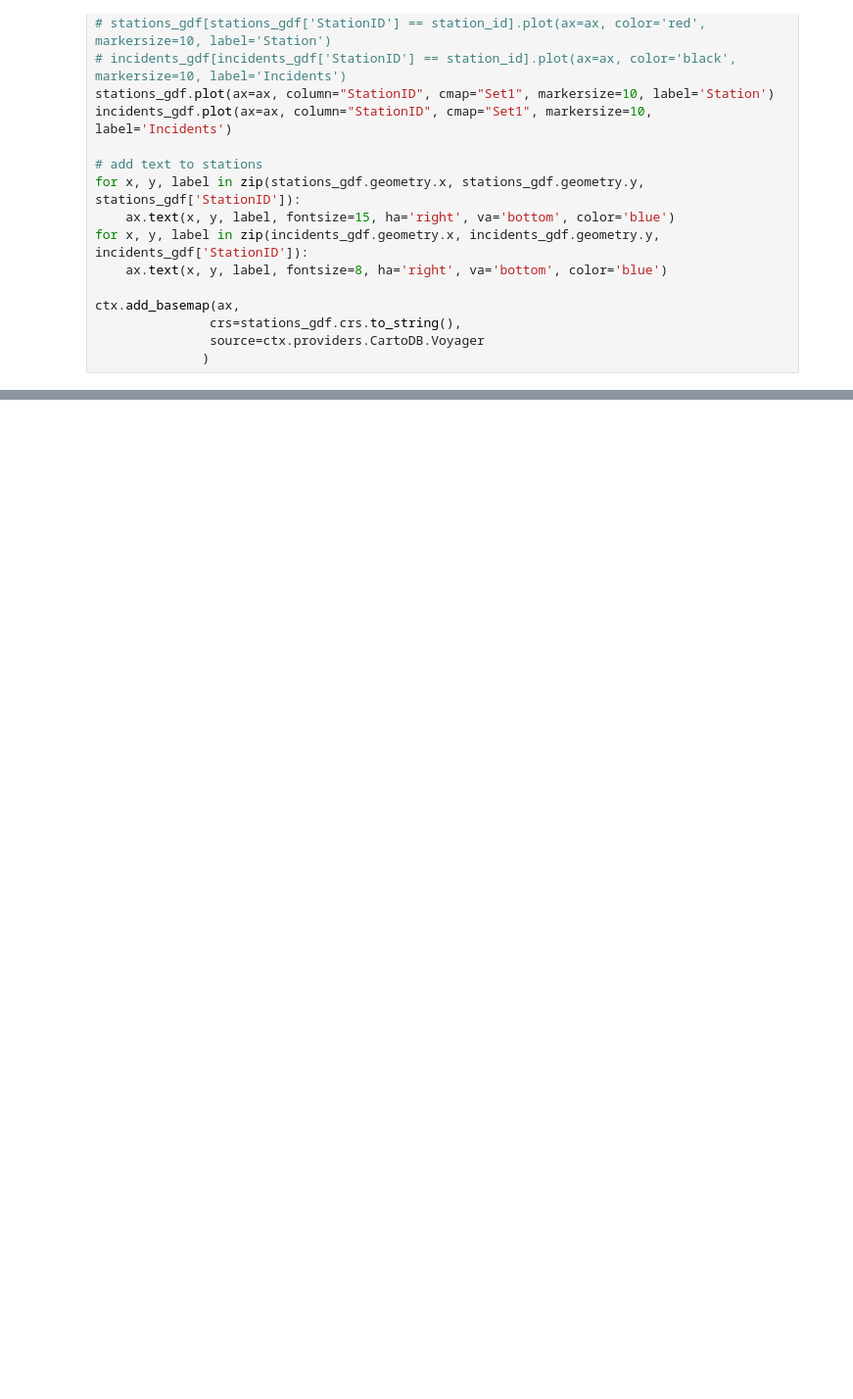
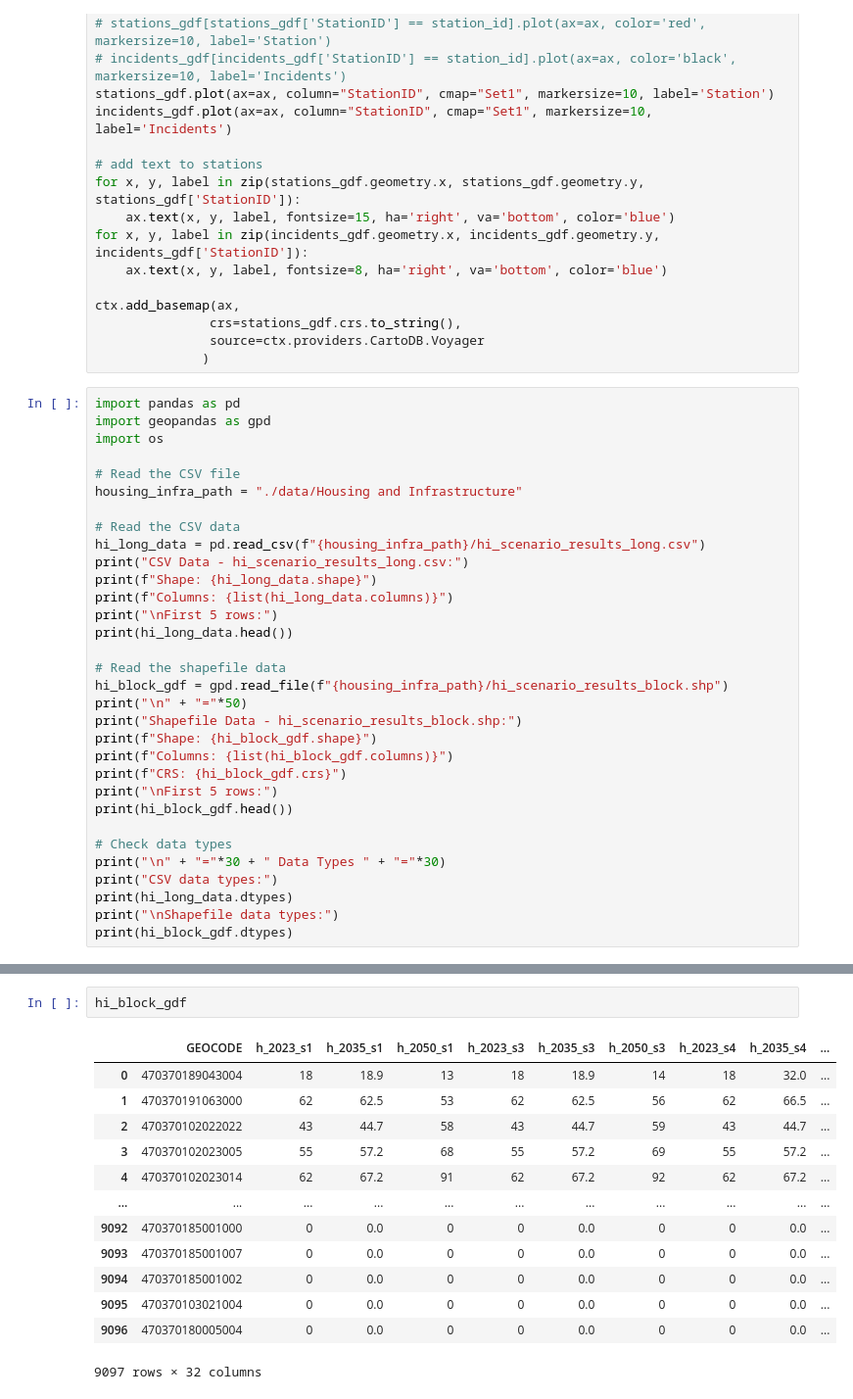
Before and after one commit to jptalusan/fire_simulator, a Jupyter notebook: Data.ipynb, the cells around one changed output, grey strips where cells are left out. Shown at 98% size. Drawn from its saved outputs; the diff is of its cells as text; blank space fills up the shorter version.

```diff
--- a/postprocess copy.ipynb
+++ b/Data.ipynb
@@ -177,3 +177,35 @@ ctx.add_basemap(ax,
                crs=stations_gdf.crs.to_string(),
                source=ctx.providers.CartoDB.Voyager
               )
+# %%
+import pandas as pd
+import geopandas as gpd
+import os
+
+# Read the CSV file
+housing_infra_path = "./data/Housing and Infrastructure"
+
+# Read the CSV data
+hi_long_data = pd.read_csv(f"{housing_infra_path}/hi_scenario_results_long.csv")
+print("CSV Data - hi_scenario_results_long.csv:")
+print(f"Shape: {hi_long_data.shape}")
+print(f"Columns: {list(hi_long_data.columns)}")
+print("\nFirst 5 rows:")
+print(hi_long_data.head())
+
+# Read the shapefile data
+hi_block_gdf = gpd.read_file(f"{housing_infra_path}/hi_scenario_results_block.shp")
+print("\n" + "="*50)
+print("Shapefile Data - hi_scenario_results_block.shp:")
+print(f"Shape: {hi_block_gdf.shape}")
+print(f"Columns: {list(hi_block_gdf.columns)}")
+print(f"CRS: {hi_block_gdf.crs}")
+print("\nFirst 5 rows:")
+print(hi_block_gdf.head())
+
+# Check data types
+print("\n" + "="*30 + " Data Types " + "="*30)
+print("CSV data types:")
+print(hi_long_data.dtypes)
+print("\nShapefile data types:")
+print(hi_block_gdf.dtypes)
@@ -179,0 +230,16 @@ ctx.add_basemap(ax,
+# %%
+hi_block_gdf
+# %% [output]
+|  | GEOCODE | h_2023_s1 | h_2035_s1 | h_2050_s1 | h_2023_s3 | h_2035_s3 | h_2050_s3 | h_2023_s4 | h_2035_s4 | ... |
+| 0 | 470370189043004 | 18 | 18.9 | 13 | 18 | 18.9 | 14 | 18 | 32.0 | ... |
+| 1 | 470370191063000 | 62 | 62.5 | 53 | 62 | 62.5 | 56 | 62 | 66.5 | ... |
+| 2 | 470370102022022 | 43 | 44.7 | 58 | 43 | 44.7 | 59 | 43 | 44.7 | ... |
+| 3 | 470370102023005 | 55 | 57.2 | 68 | 55 | 57.2 | 69 | 55 | 57.2 | ... |
+| 4 | 470370102023014 | 62 | 67.2 | 91 | 62 | 67.2 | 92 | 62 | 67.2 | ... |
+| ... | ... | ... | ... | ... | ... | ... | ... | ... | ... | ... |
+| 9092 | 470370185001000 | 0 | 0.0 | 0 | 0 | 0.0 | 0 | 0 | 0.0 | ... |
+| 9093 | 470370185001007 | 0 | 0.0 | 0 | 0 | 0.0 | 0 | 0 | 0.0 | ... |
+| 9094 | 470370185001002 | 0 | 0.0 | 0 | 0 | 0.0 | 0 | 0 | 0.0 | ... |
+| 9095 | 470370103021004 | 0 | 0.0 | 0 | 0 | 0.0 | 0 | 0 | 0.0 | ... |
+| 9096 | 470370180005004 | 0 | 0.0 | 0 | 0 | 0.0 | 0 | 0 | 0.0 | ... |
+9097 rows × 32 columns
```
Also changed, not shown: parts of 1 cell of this notebook, 2 other files.
